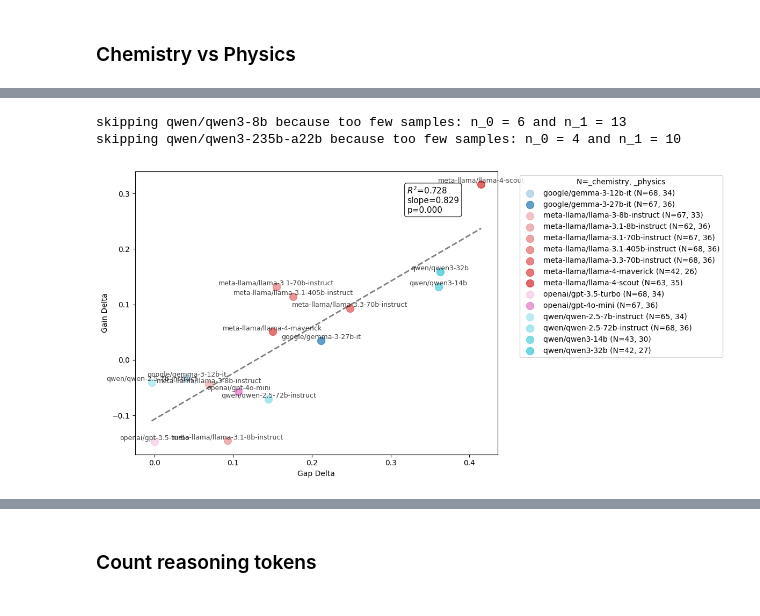
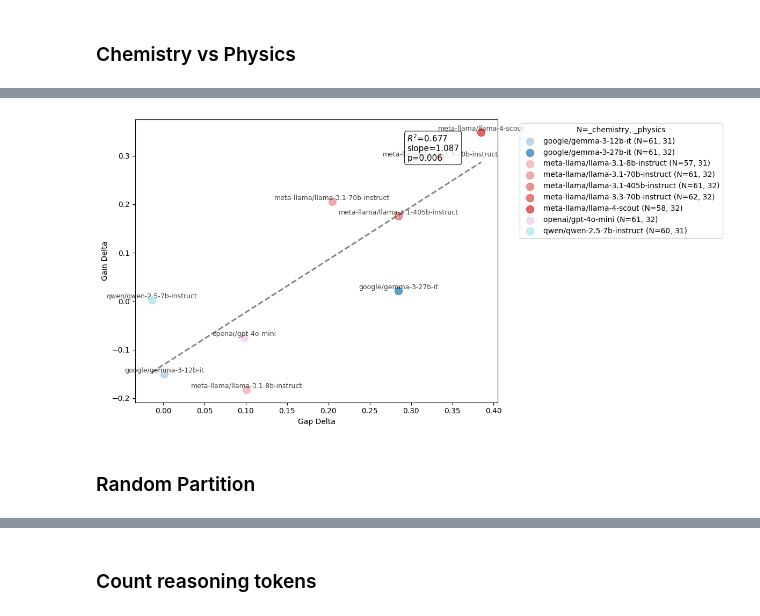
Before and after one commit to joshlevy89/llm_judge_debate_NEW, a Jupyter notebook: analysis/analysis_gpqa.ipynb, the cells around one changed output, grey strips where cells are left out. Cells and saved outputs as stored; diff of their text form; code cells hidden in the pictures.

```diff
--- a/analysis/analysis_gpqa.ipynb
+++ b/analysis/analysis_gpqa.ipynb
@@ -104,9 +120,12 @@ plt.show()
 # %%
 suffixes = ['_chemistry', '_physics']
+
 merged_domains = chemistry_gpqa_acc.merge(physics_gpqa_acc, on='name', suffixes=suffixes)
 
-plot_delta_over_delta(merged_domains, suffixes, xfield='gap_delta', yfield='gain_delta', n_min=20)
+temp = merged_domains
+temp = merged_domains[(merged_domains['n_total_chemistry'] > 30) & (merged_domains['n_total_physics'] > 30)]
+plot_delta_over_delta(temp, suffixes, xfield='gap_delta', yfield='gain_delta')
 # %% [output]
-skipping qwen/qwen3-8b because too few samples: n_0 = 6 and n_1 = 13
-skipping qwen/qwen3-235b-a22b because too few samples: n_0 = 4 and n_1 = 10
-[figure, old version]
+[figure, new version]
+# %% [markdown]
+### Random Partition
```
Also changed, not shown: parts of 29 cells of this notebook, 4 other files.
